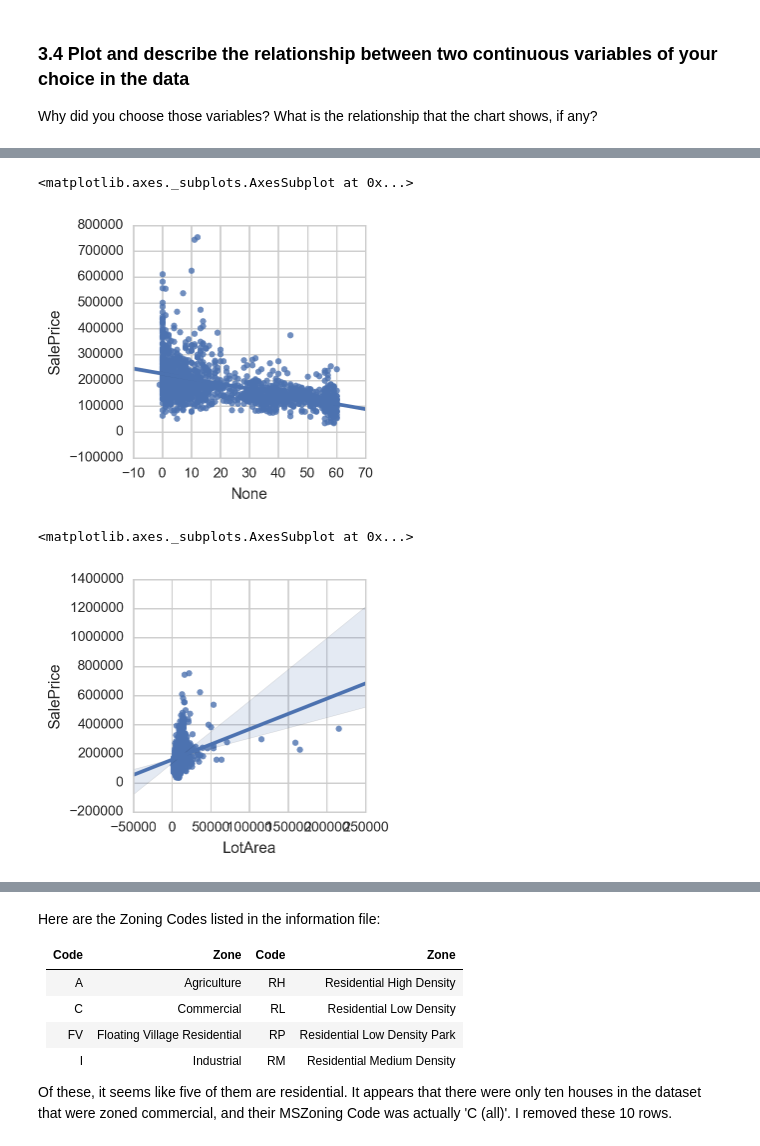
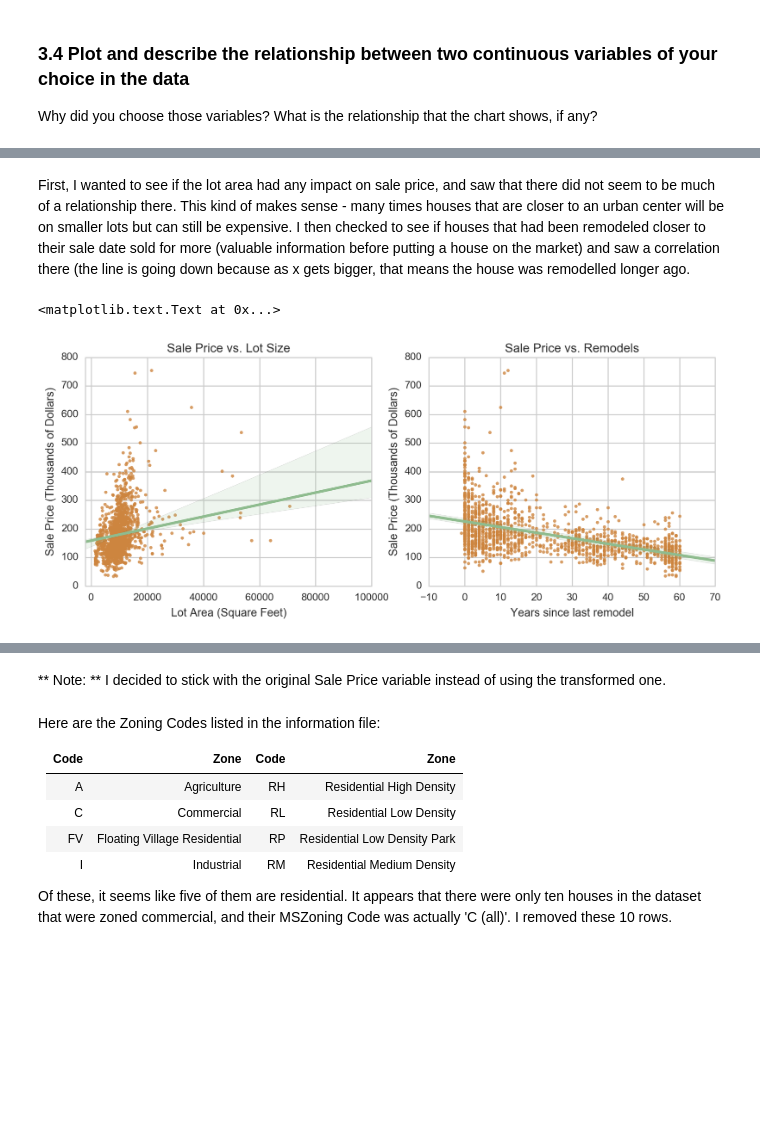
Before and after one commit to lprowell/DSI-SF-4-lprowell, a Jupyter notebook: projects/project-03/project-3-starter.ipynb, the cells around one changed output, grey strips where cells are left out. Drawn from its saved outputs; the diff is of its cells as text; code cells hidden in the pictures; blank space fills up the shorter version.

```diff
--- a/projects/project-03/project-3-starter.ipynb
+++ b/projects/project-03/project-3-starter.ipynb
@@ -219,19 +223,30 @@ sns.regplot(house['OverallCond'], house['SalePrice'], ax = ax)
-# %%
-remod = house['YrSold'] - house['YearRemodAdd']
-
-fig, ax = plt.subplots(1, 1, figsize = (3, 3))
-
-sns.regplot(remod, house['SalePrice'], ax = ax)
-# %% [output]
-<matplotlib.axes._subplots.AxesSubplot at 0x...>
-[figure, removed]
-# %%
-fig, ax = plt.subplots(1, 1, figsize = (3, 3))
-
-sns.regplot(house['LotArea'], house['SalePrice'], ax = ax)
-# %% [output]
-<matplotlib.axes._subplots.AxesSubplot at 0x...>
-[figure, removed]
+# %% [markdown]
+First, I wanted to see if the lot area had any impact on sale price, and saw that there did not seem to be much of a relationship there. This kind of makes sense - many times houses that are closer to an urban center will be on smaller lots but can still be expensive. I then checked to see if houses that had been remodeled closer to their sale date sold for more (valuable information before putting a house on the market) and saw a correlation there (the line is going down because as x gets bigger, that means the house was remodelled longer ago.
+# %%
+remod = house['YrSold'] - house['YearRemodAdd']
+
+fig, (ax1, ax2) = plt.subplots(1, 2, figsize = (11, 4))
+
+sns.regplot(house['LotArea'], house['SalePrice'], ax = ax1,
+            scatter_kws = {'color': 'peru', 's': 10}, line_kws = {'color':'darkseagreen'})
+ax1.set_ylim(0, 800000)
+ax1.set_ylabel('Sale Price (Thousands of Dollars)')
+ax1.set_yticklabels(range(0, 900, 100))
+ax1.set_xlabel('Lot Area (Square Feet)')
+ax1.set_title('Sale Price vs. Lot Size')
+ax1.set_xlim(-2000, 100000)
+
+sns.regplot(remod, house['SalePrice'], ax = ax2,
+           scatter_kws = {'color': 'peru', 's': 10}, line_kws = {'color':'darkseagreen'})
+ax2.set_ylim(0, 800000)
+ax2.set_yticklabels(range(0, 900, 100))
+ax2.set_xlim(-10, 70)
+ax2.set_ylabel('Sale Price (Thousands of Dollars)')
+ax2.set_xlabel('Years since last remodel')
+ax2.set_title('Sale Price vs. Remodels')
+# %% [output]
+<matplotlib.text.Text at 0x...>
+[figure, added]
 # %% [markdown]
 <img src="http://imgur.com/l5NasQj.png" style="float: left; margin: 25px 15px 0px 0px; height: 25px">
 
@@ -244,6 +259,9 @@ sns.regplot(house['LotArea'], house['SalePrice'], ax = ax)
 ### 4.1 Restrict the data
 
 Only keep houses that are residential (remove the commercial code buildings).
+# %% [markdown]
+** Note: **
+I decided to stick with the original Sale Price variable instead of using the transformed one.
 # %% [markdown]
 Here are the Zoning Codes listed in the information file:
 
```
Also changed, not shown: parts of 40 cells of this notebook.
